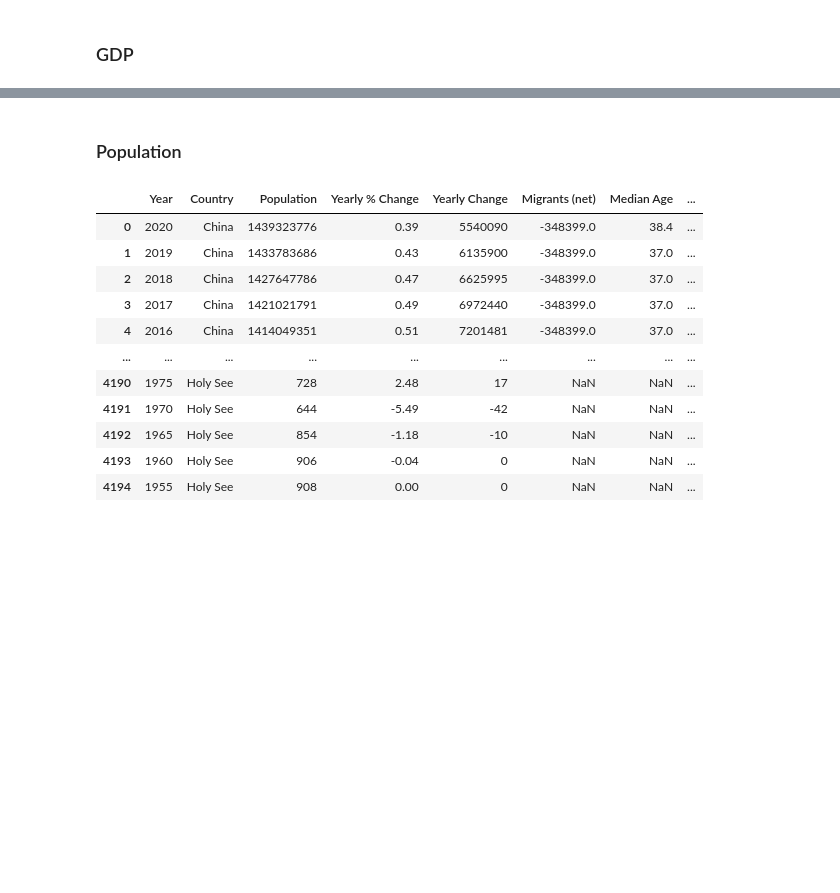
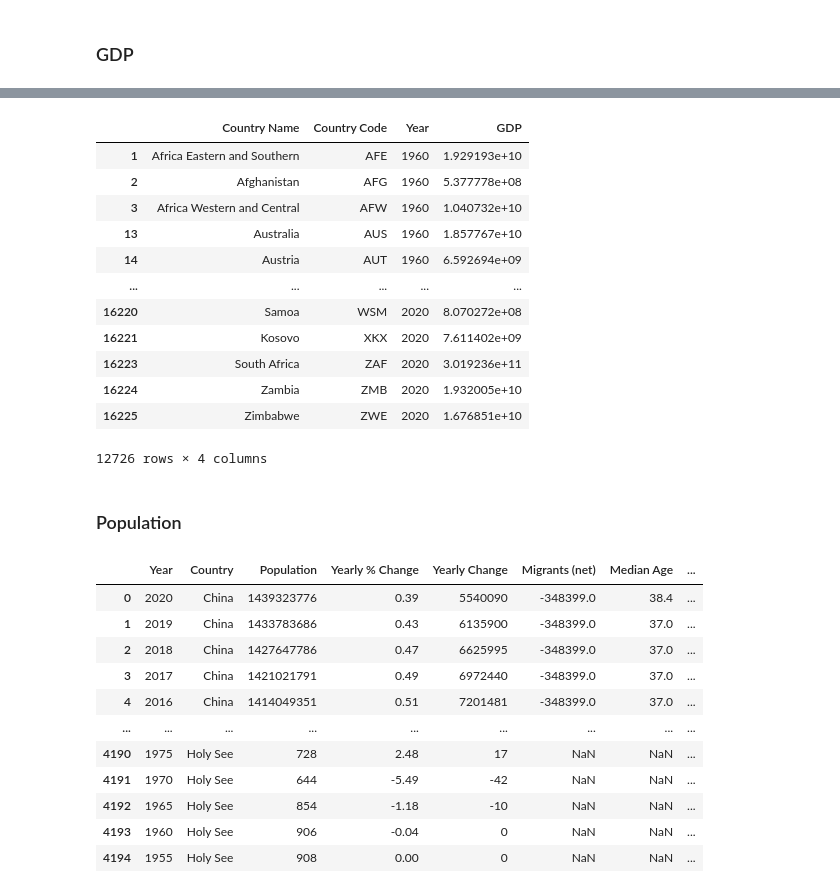
Before and after one commit to alysiawon/Final-Project, a Jupyter notebook: Data/country.ipynb, the cells around one changed output, grey strips where cells are left out. Drawn from its saved outputs; the diff is of its cells as text; code cells hidden in the pictures; blank space fills up the shorter version.

```diff
--- a/Data/country.ipynb
+++ b/Data/country.ipynb
@@ -46,3 +55,20 @@ gdp_df.reindex(['Year', 'Country','Code','GDP'], axis=1)
+# %%
+# Drop Empty Rows
+gdp_df.dropna()
+# %% [output]
+|  | Country Name | Country Code | Year | GDP |
+| 1 | Africa Eastern and Southern | AFE | 1960 | 1.929193e+10 |
+| 2 | Afghanistan | AFG | 1960 | 5.377778e+08 |
+| 3 | Africa Western and Central | AFW | 1960 | 1.040732e+10 |
+| 13 | Australia | AUS | 1960 | 1.857767e+10 |
+| 14 | Austria | AUT | 1960 | 6.592694e+09 |
+| ... | ... | ... | ... | ... |
+| 16220 | Samoa | WSM | 2020 | 8.070272e+08 |
+| 16221 | Kosovo | XKX | 2020 | 7.611402e+09 |
+| 16223 | South Africa | ZAF | 2020 | 3.019236e+11 |
+| 16224 | Zambia | ZMB | 2020 | 1.932005e+10 |
+| 16225 | Zimbabwe | ZWE | 2020 | 1.676851e+10 |
+12726 rows × 4 columns
 # %% [markdown]
 ### Population
 # %%
```
Also changed, not shown: parts of 12 cells of this notebook, 6 other files.
